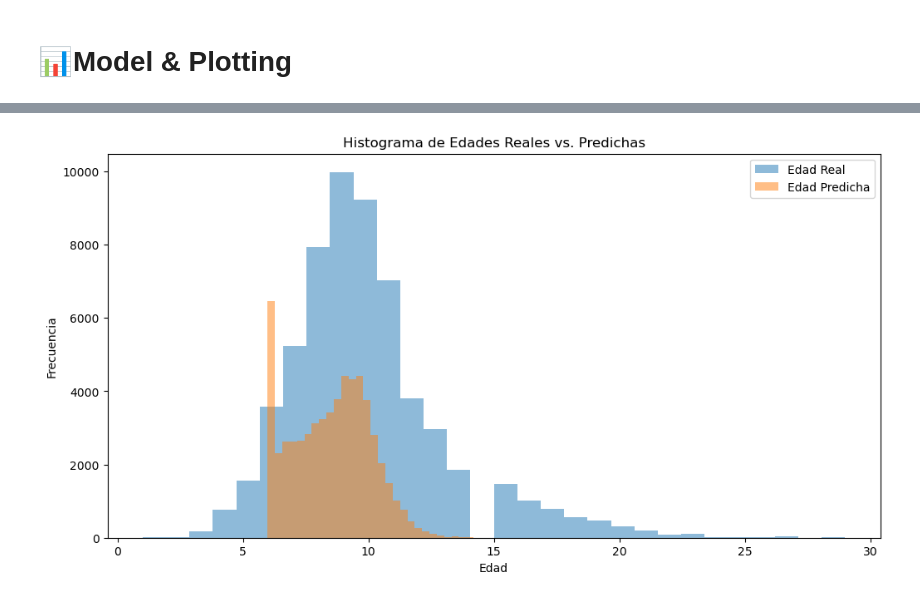
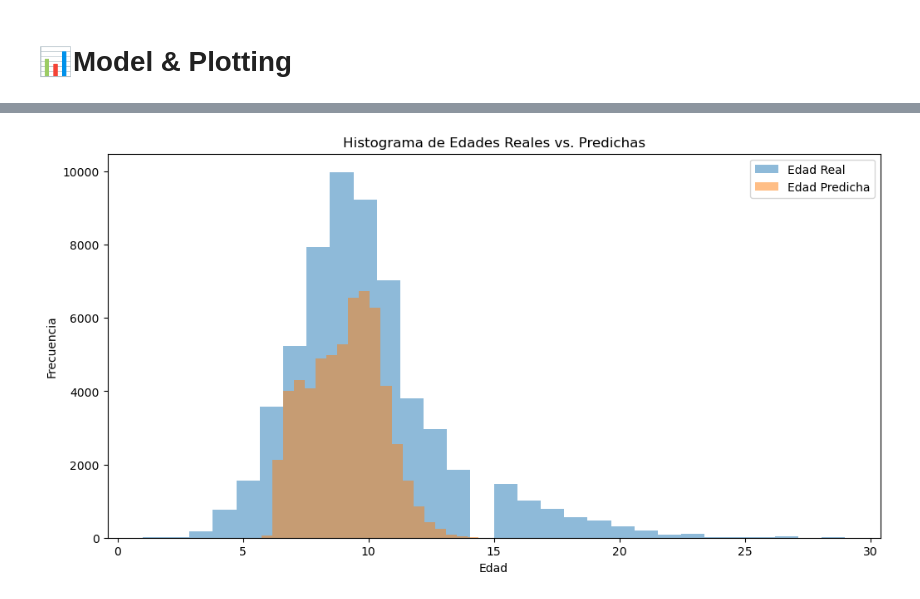
Before and after one commit to santiagocanepa/CompetitionsKaggle, a Jupyter notebook: neural-network-keras-predicti-n-crab-age.ipynb, the cells around one changed output, grey strips where cells are left out. Saved outputs shown, nothing was run; the diff lists cells and outputs as text; code cells hidden in the pictures.

```diff
--- a/neural-network-keras-predicti-n-crab-age.ipynb
+++ b/neural-network-keras-predicti-n-crab-age.ipynb
@@ -242,14 +242,14 @@ Validation error: 1.8965960516725833
 # %%
 plt.figure(figsize=(12,6))
 plt.hist(y_train, bins=30, alpha=0.5, label='Edad Real')
-plt.hist(train_predictions, bins=30, alpha=0.5, label='Edad Predicha')
+plt.hist(train_predictions, bins=21, alpha=0.5, label='Edad Predicha')
 plt.legend(loc='upper right')
 plt.xlabel('Edad')
 plt.ylabel('Frecuencia')
 plt.title('Histograma de Edades Reales vs. Predichas')
 plt.show()
 # %% [output]
-[figure, old version]
+[figure, new version]
 # %%
 assert len(predictions) == 49368, f"Expected 49368 predictions, but got {len(predictions)}"
 
```
Also changed, not shown: parts of 6 cells of this notebook.
